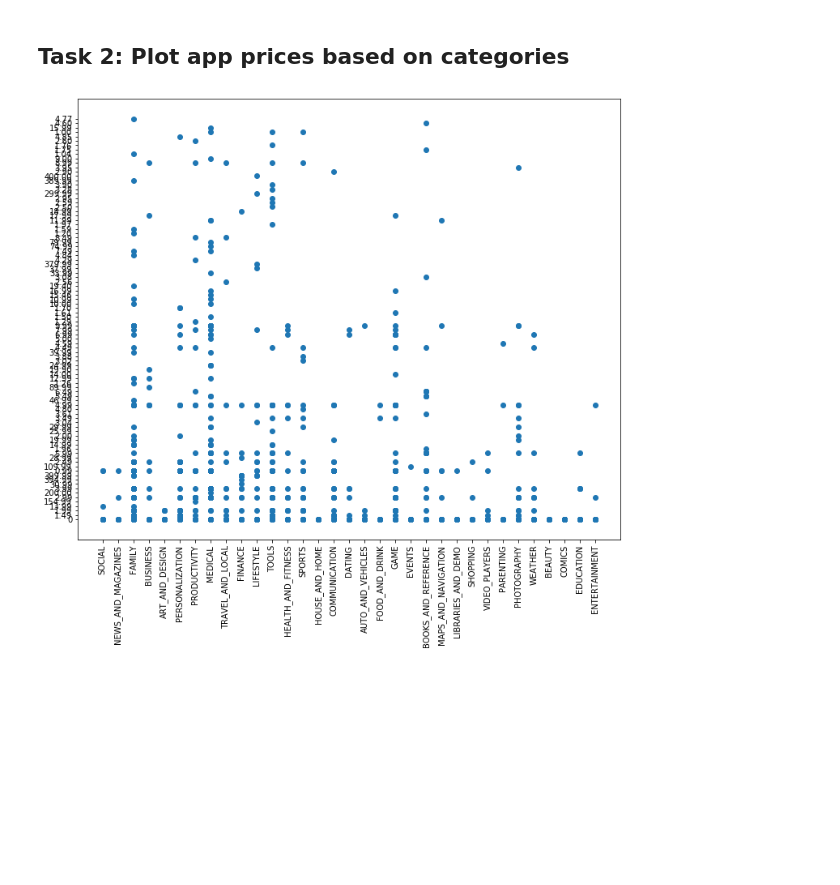
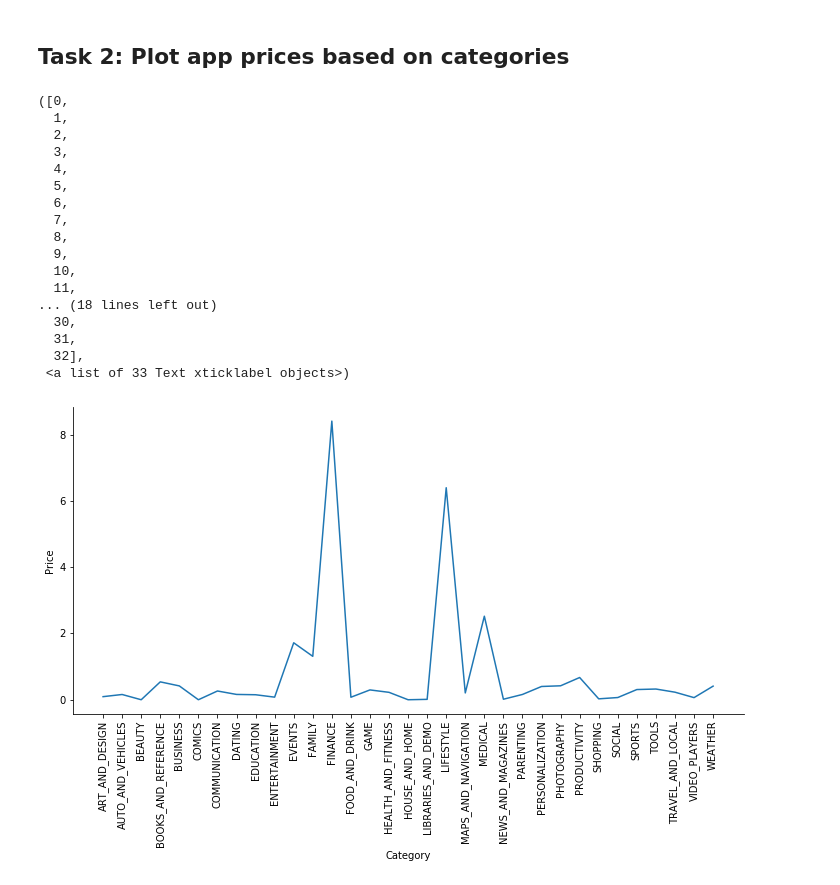
Before and after one commit to Pranav016/Data-Analysis-with-Python, a Jupyter notebook: Google app store data analysis.ipynb, the cells around one changed output. Drawn from its saved outputs; the diff is of its cells as text; code cells hidden in the pictures; blank space fills up the shorter version.

```diff
--- a/Google app store data analysis.ipynb
+++ b/Google app store data analysis.ipynb
@@ -175,9 +154,24 @@ plt.show()
 # %% [markdown]
 ## Task 2: Plot app prices based on categories
-# %%
-plt.figure(figsize=(12,10))
-plt.scatter(df.Category, df.Price)
-plt.xticks(rotation=90)
-plt.show()
-# %% [output]
-[figure, removed]
+# %%
+sns.relplot(x='Category',y='Price', data=df, kind="line",ci=None, aspect= 24/12)
+plt.xticks(rotation=90)
+# %% [output]
+([0,
+  1,
+  2,
+  3,
+  4,
+  5,
+  6,
+  7,
+  8,
+  9,
+  10,
+  11,
+... (18 lines left out)
+  30,
+  31,
+  32],
+ <a list of 33 Text xticklabel objects>)
+[figure, added]
```
Also changed, not shown: parts of 11 cells of this notebook, 1 other file.
